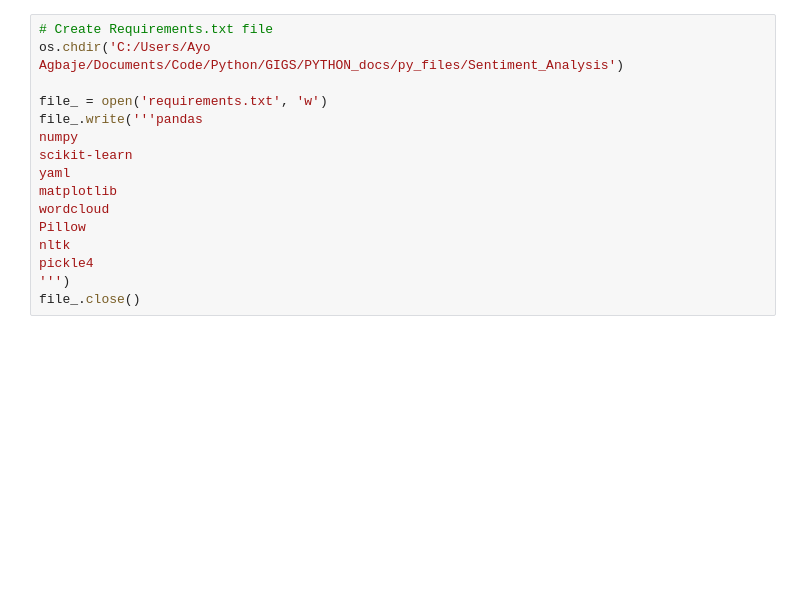
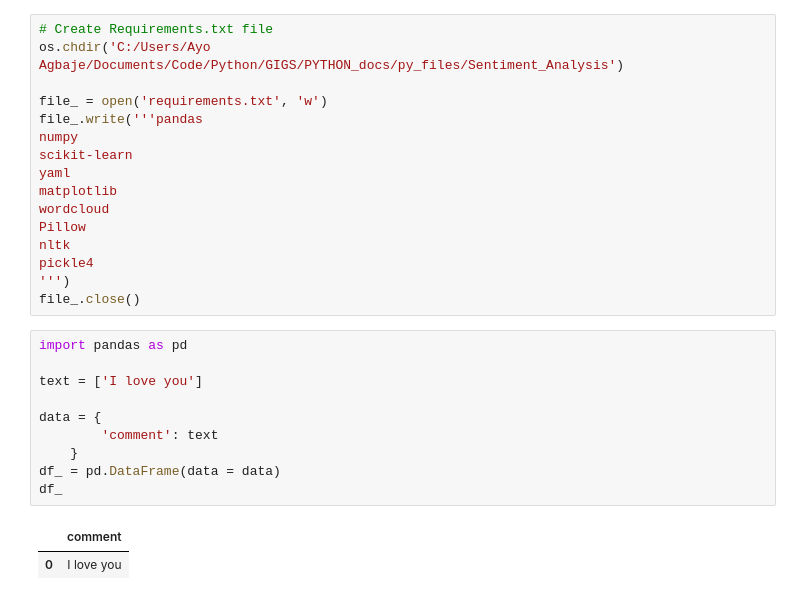
Before and after one commit to AgbajeAyomipo/Sentiment_Analysis, a Jupyter notebook: notebook/script_.ipynb, the cells around one changed output. Cells and saved outputs as stored; diff of their text form; blank space fills up the shorter version.

```diff
--- a/notebook/script_.ipynb
+++ b/notebook/script_.ipynb
@@ -511,3 +534,16 @@ nltk
 pickle4
 ''')
 file_.close()
+# %%
+import pandas as pd
+
+text = ['I love you']
+
+data = {
+        'comment': text
+    }
+df_ = pd.DataFrame(data = data)
+df_
+# %% [output]
+|  | comment |
+| 0 | I love you |
```
Also changed, not shown: parts of 11 cells of this notebook, 8 other files.
